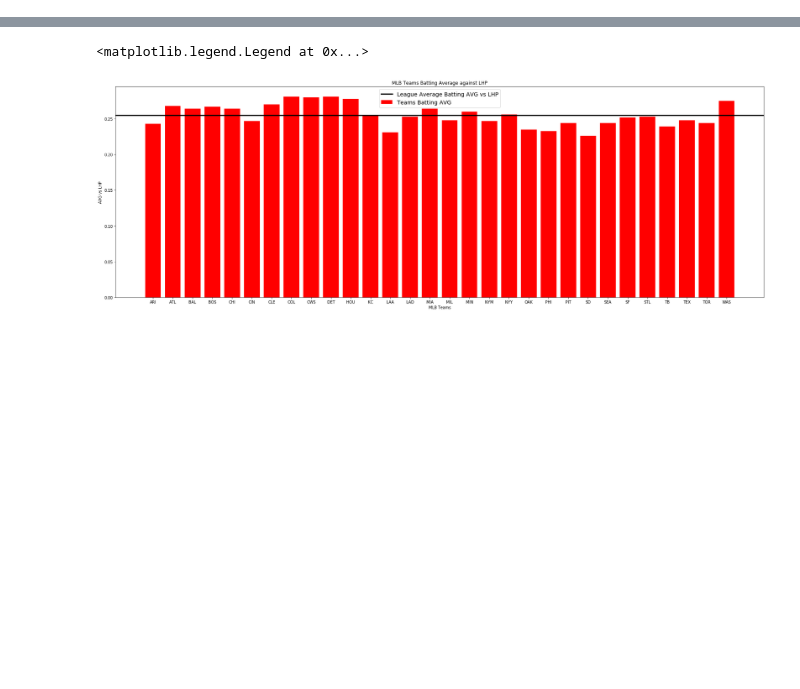
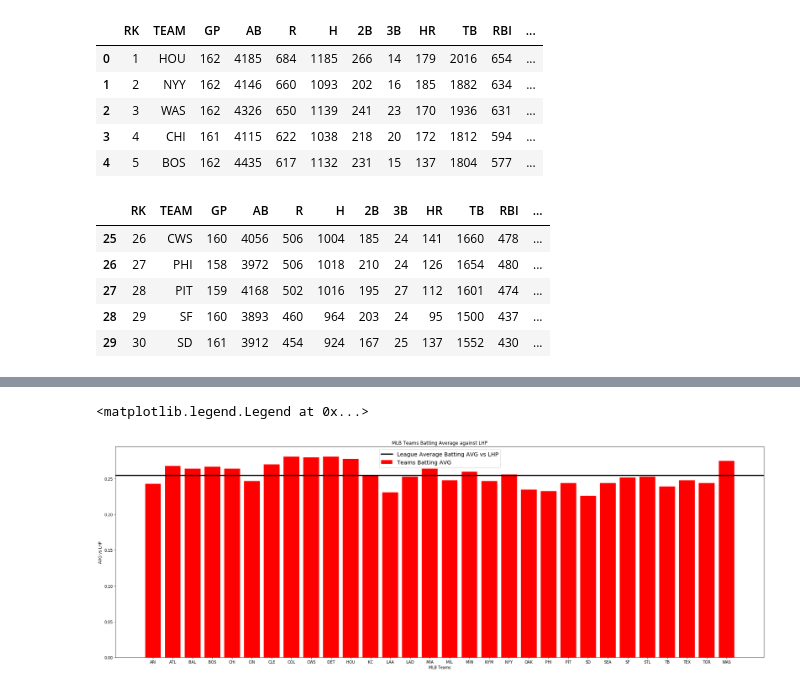
Before and after one commit to DFrancis84/Code_Louisville_Python, a Jupyter notebook: Code_Louisville_Project.ipynb, the cells around one changed output, grey strips where cells are left out. Saved outputs shown, nothing was run; the diff lists cells and outputs as text; code cells hidden in the pictures; blank space fills up the shorter version.

```diff
--- a/Code_Louisville_Project.ipynb
+++ b/Code_Louisville_Project.ipynb
@@ -57,3 +71,18 @@ LHPavg = LHPab/LHPruns
+# %%
+display_side_by_side(averageRHP.head(), averageRHP.tail())
+# %% [output]
+|  | RK | TEAM | GP | AB | R | H | 2B | 3B | HR | TB | RBI | ... |
+| 0 | 1 | HOU | 162 | 4185 | 684 | 1185 | 266 | 14 | 179 | 2016 | 654 | ... |
+| 1 | 2 | NYY | 162 | 4146 | 660 | 1093 | 202 | 16 | 185 | 1882 | 634 | ... |
+| 2 | 3 | WAS | 162 | 4326 | 650 | 1139 | 241 | 23 | 170 | 1936 | 631 | ... |
+| 3 | 4 | CHI | 161 | 4115 | 622 | 1038 | 218 | 20 | 172 | 1812 | 594 | ... |
+| 4 | 5 | BOS | 162 | 4435 | 617 | 1132 | 231 | 15 | 137 | 1804 | 577 | ... |
+|  | RK | TEAM | GP | AB | R | H | 2B | 3B | HR | TB | RBI | ... |
+| 25 | 26 | CWS | 160 | 4056 | 506 | 1004 | 185 | 24 | 141 | 1660 | 478 | ... |
+| 26 | 27 | PHI | 158 | 3972 | 506 | 1018 | 210 | 24 | 126 | 1654 | 480 | ... |
+| 27 | 28 | PIT | 159 | 4168 | 502 | 1016 | 195 | 27 | 112 | 1601 | 474 | ... |
+| 28 | 29 | SF | 160 | 3893 | 460 | 964 | 203 | 24 | 95 | 1500 | 437 | ... |
+| 29 | 30 | SD | 161 | 3912 | 454 | 924 | 167 | 25 | 137 | 1552 | 430 | ... |
 # %%
 # sets up table displaying a teams AVG to RUNS ratio
 teamsRunsvsAVGLHP = averageLHP[['TEAM', 'AVG','H', 'R']]
```
Also changed, not shown: parts of 7 cells of this notebook, 1 other file.
